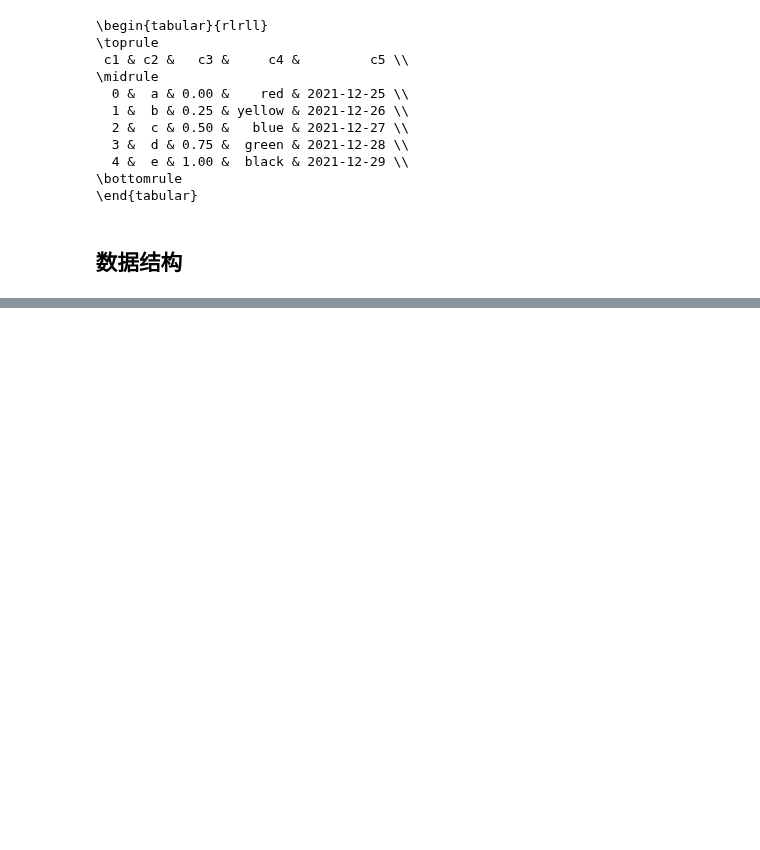
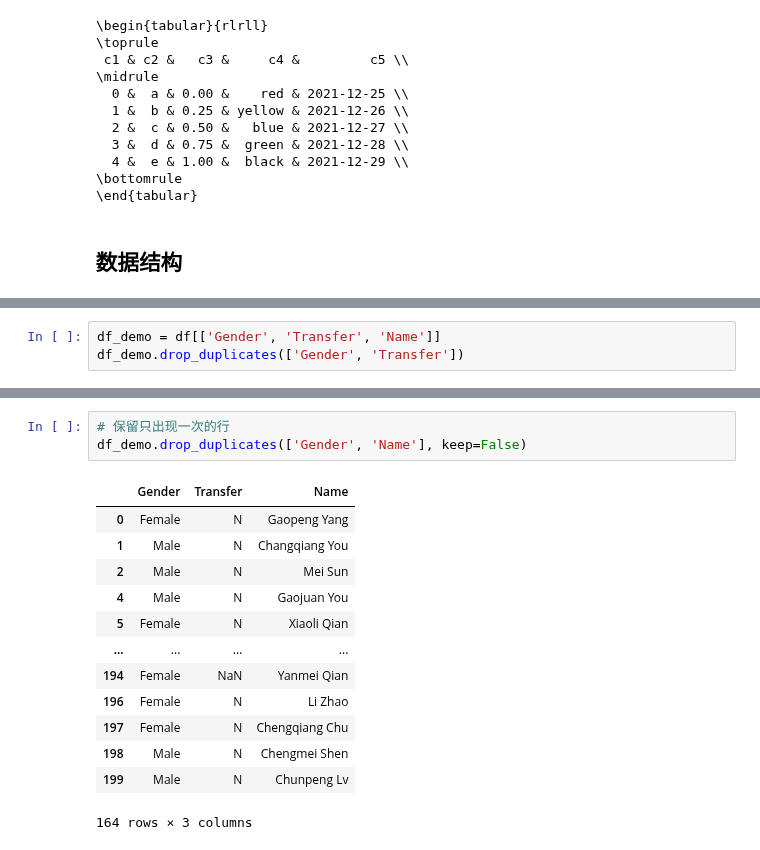
Before and after one commit to backtraxe/tutorials, a Jupyter notebook: pandas基础.ipynb, the cells around one changed output, grey strips where cells are left out. Saved outputs shown, nothing was run; the diff lists cells and outputs as text; blank space fills up the shorter version.

```diff
--- a/pandas基础.ipynb
+++ b/pandas基础.ipynb
@@ -164,0 +409,3 @@ print(df.to_latex(index=False))
+# %%
+df_demo = df[['Gender', 'Transfer', 'Name']]
+df_demo.drop_duplicates(['Gender', 'Transfer'])
@@ -164,0 +431,17 @@ print(df.to_latex(index=False))
+# %%
+# 保留只出现一次的行
+df_demo.drop_duplicates(['Gender', 'Name'], keep=False)
+# %% [output]
+|  | Gender | Transfer | Name |
+| 0 | Female | N | Gaopeng Yang |
+| 1 | Male | N | Changqiang You |
+| 2 | Male | N | Mei Sun |
+| 4 | Male | N | Gaojuan You |
+| 5 | Female | N | Xiaoli Qian |
+| ... | ... | ... | ... |
+| 194 | Female | NaN | Yanmei Qian |
+| 196 | Female | N | Li Zhao |
+| 197 | Female | N | Chengqiang Chu |
+| 198 | Male | N | Chengmei Shen |
+| 199 | Male | N | Chunpeng Lv |
+164 rows × 3 columns
```
Also changed, not shown: parts of 38 cells of this notebook, 4 other files.
